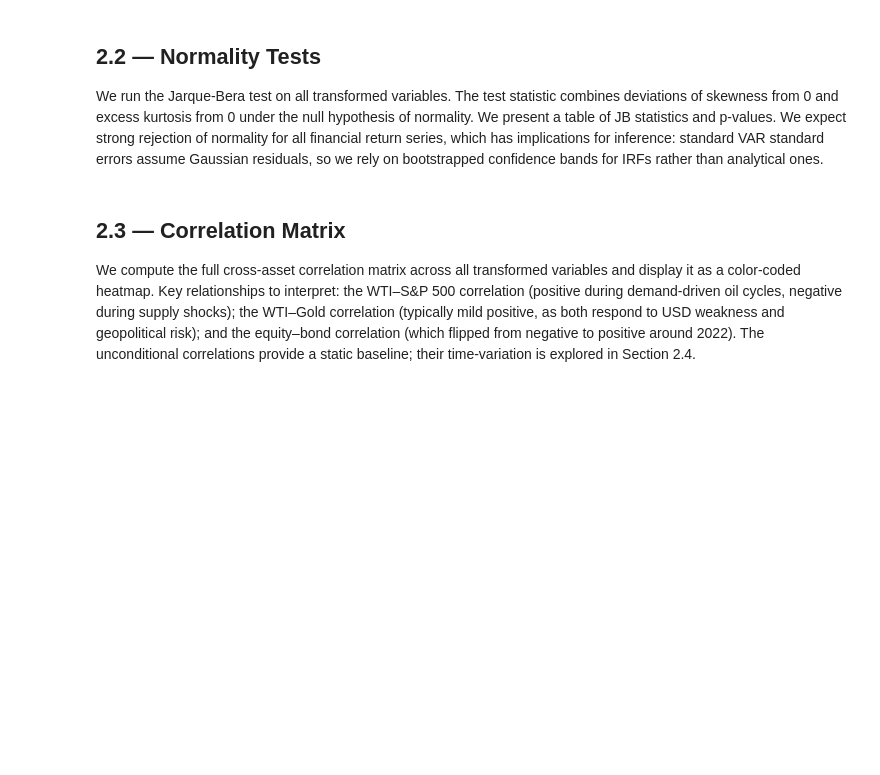
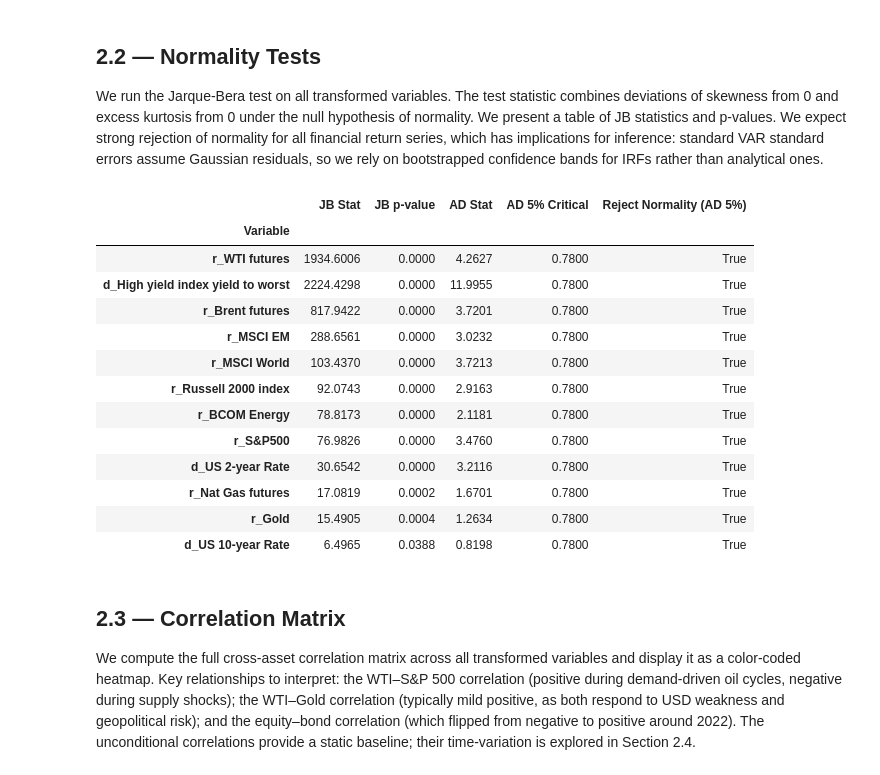
Before and after one commit to Altankaragulle/EMIF_Project_Oil, a Jupyter notebook: EMIF_Oil_Shock_Project.ipynb, the cells around one changed output. Drawn from its saved outputs; the diff is of its cells as text; code cells hidden in the pictures; blank space fills up the shorter version.

Commit message:
Done part 2.2 with Normality tests

```diff
--- a/EMIF_Oil_Shock_Project.ipynb
+++ b/EMIF_Oil_Shock_Project.ipynb
@@ -366,6 +366,49 @@ We compute annualized mean, annualized standard deviation, skewness, excess kurt
 ## 2.2 — Normality Tests
 
 We run the Jarque-Bera test on all transformed variables. The test statistic combines deviations of skewness from 0 and excess kurtosis from 0 under the null hypothesis of normality. We present a table of JB statistics and p-values. We expect strong rejection of normality for all financial return series, which has implications for inference: standard VAR standard errors assume Gaussian residuals, so we rely on bootstrapped confidence bands for IRFs rather than analytical ones.
+# %%
+# Select all transformed variables (log-returns and first differences)
+ret_cols = [c for c in analysis_df.columns if c.startswith("r_") or c.startswith("d_")]
+ret_df = analysis_df[ret_cols].dropna(how="all")
+
+def normality_tests(df: pd.DataFrame) -> pd.DataFrame:
+    rows = []
+    for col in df.columns:
+        x = df[col].dropna().values
+        jb_stat, jb_p = stats.jarque_bera(x)
+        ad = stats.anderson(x, dist="norm")
+        ad_5pct_crit = float(ad.critical_values[list(ad.significance_level).index(5.0)])
+        rows.append({
+            "Variable": col,
+            "JB Stat": jb_stat,
+            "JB p-value": jb_p,
+            "AD Stat": ad.statistic,
+            "AD 5% Critical": ad_5pct_crit,
+            "Reject Normality (AD 5%)": ad.statistic > ad_5pct_crit
+        })
+    return (
+        pd.DataFrame(rows)
+        .set_index("Variable")
+        .sort_values("JB p-value")
+    )
+
+normality_df = normality_tests(ret_df)
+normality_df
+# %% [output]
+|  | JB Stat | JB p-value | AD Stat | AD 5% Critical | Reject Normality (AD 5%) |
+| Variable |  |  |  |  |  |
+| r_WTI futures | 1934.6006 | 0.0000 | 4.2627 | 0.7800 | True |
+| d_High yield index yield to worst | 2224.4298 | 0.0000 | 11.9955 | 0.7800 | True |
+| r_Brent futures | 817.9422 | 0.0000 | 3.7201 | 0.7800 | True |
+| r_MSCI EM | 288.6561 | 0.0000 | 3.0232 | 0.7800 | True |
+| r_MSCI World | 103.4370 | 0.0000 | 3.7213 | 0.7800 | True |
+| r_Russell 2000 index | 92.0743 | 0.0000 | 2.9163 | 0.7800 | True |
+| r_BCOM Energy | 78.8173 | 0.0000 | 2.1181 | 0.7800 | True |
+| r_S&P500 | 76.9826 | 0.0000 | 3.4760 | 0.7800 | True |
+| d_US 2-year Rate | 30.6542 | 0.0000 | 3.2116 | 0.7800 | True |
+| r_Nat Gas futures | 17.0819 | 0.0002 | 1.6701 | 0.7800 | True |
+| r_Gold | 15.4905 | 0.0004 | 1.2634 | 0.7800 | True |
+| d_US 10-year Rate | 6.4965 | 0.0388 | 0.8198 | 0.7800 | True |
 # %% [markdown]
 ## 2.3 — Correlation Matrix
 
```
